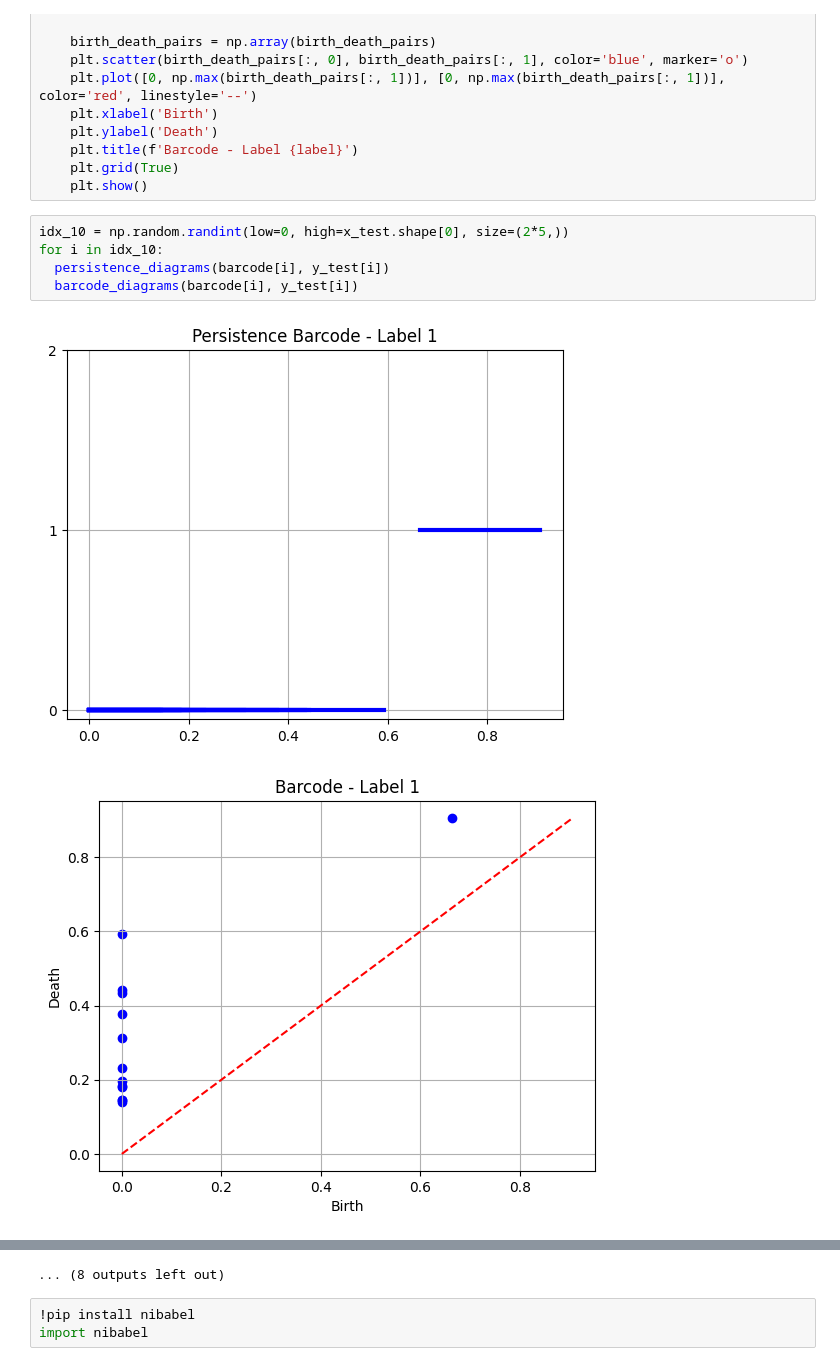
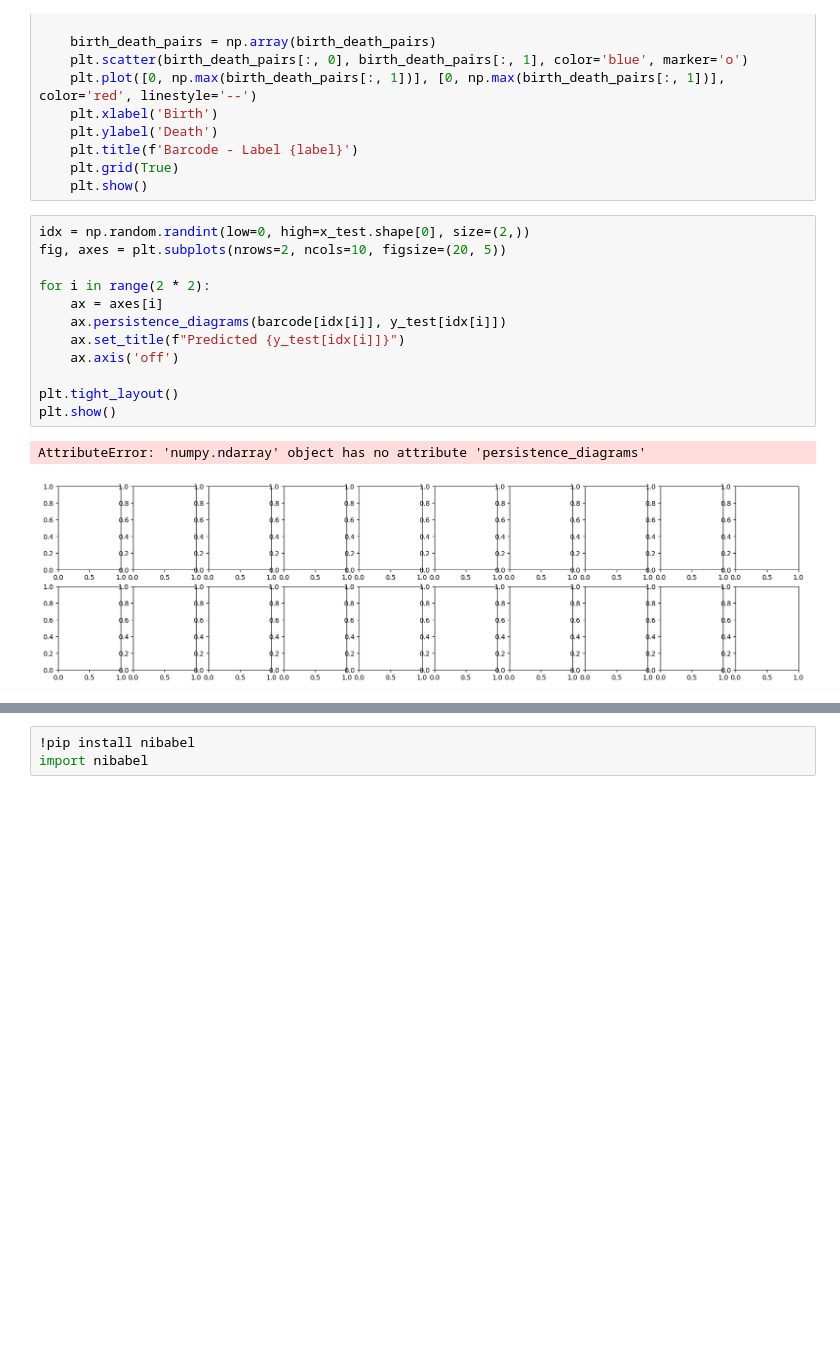
Before and after one commit to pquynhvu/TDA, a Jupyter notebook: mnist_pytorch.ipynb, the cells around one changed output, grey strips where cells are left out. Cells and saved outputs as stored; diff of their text form; blank space fills up the shorter version.

```diff
--- a/mnist_pytorch.ipynb
+++ b/mnist_pytorch.ipynb
@@ -327,10 +327,17 @@ def barcode_diagrams(barcode_data, label):
     plt.grid(True)
     plt.show()
 # %%
-idx_10 = np.random.randint(low=0, high=x_test.shape[0], size=(2*5,))
-for i in idx_10:
-  persistence_diagrams(barcode[i], y_test[i])
-  barcode_diagrams(barcode[i], y_test[i])
+idx = np.random.randint(low=0, high=x_test.shape[0], size=(2,))
+fig, axes = plt.subplots(nrows=2, ncols=10, figsize=(20, 5))
+
+for i in range(2 * 2):
+    ax = axes[i]
+    ax.persistence_diagrams(barcode[idx[i]], y_test[idx[i]])
+    ax.set_title(f"Predicted {y_test[idx[i]]}")
+    ax.axis('off')
+
+plt.tight_layout()
+plt.show()
 # %% [output]
+AttributeError: 'numpy.ndarray' object has no attribute 'persistence_diagrams'
-[figure, old version]
+[figure, new version]
-[figure, removed]
@@ -347,4 +344,3 @@ for i in idx_10:
-... (8 outputs left out)
 # %%
 !pip install nibabel
 import nibabel
```
Also changed, not shown: parts of 1 cell of this notebook.
